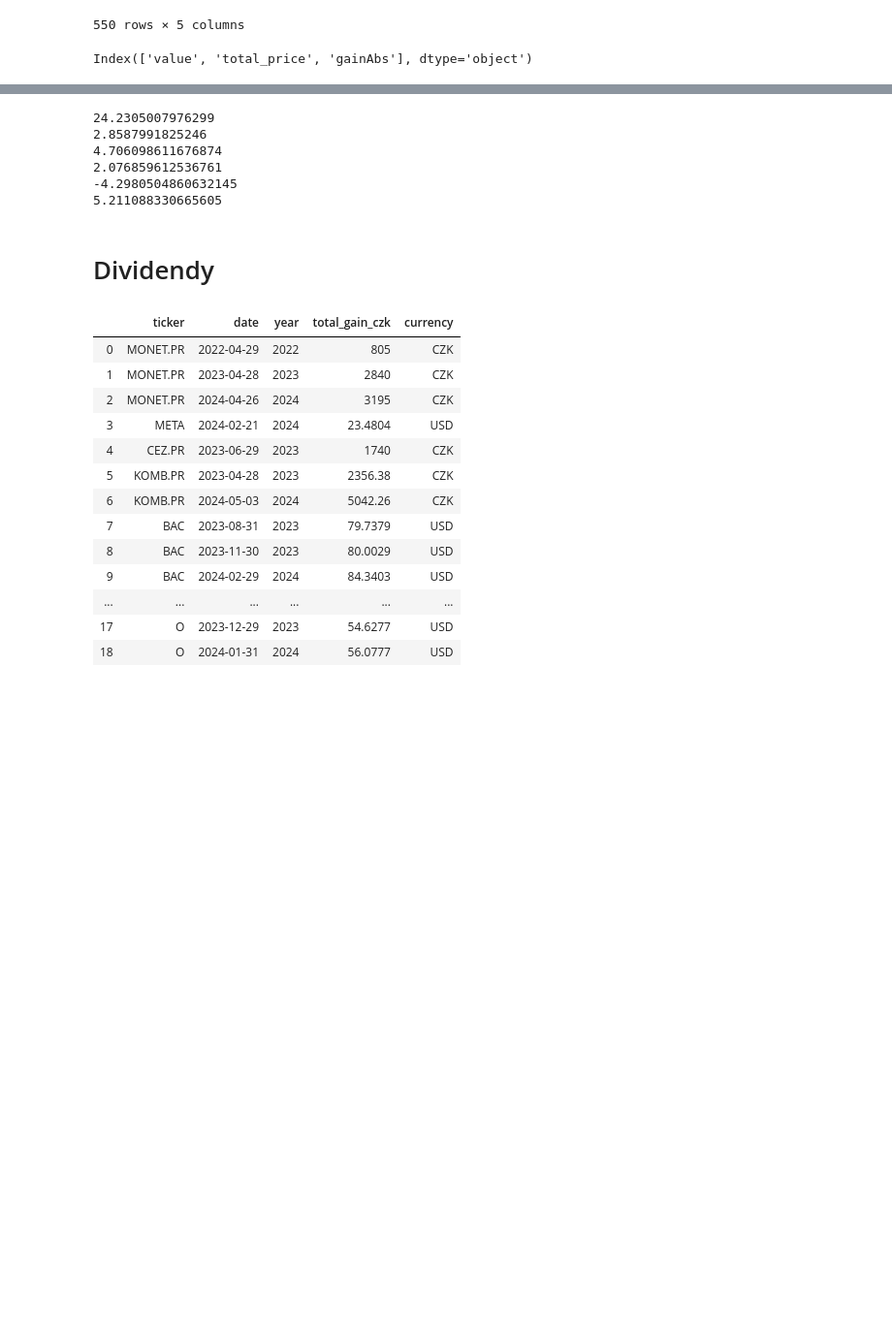
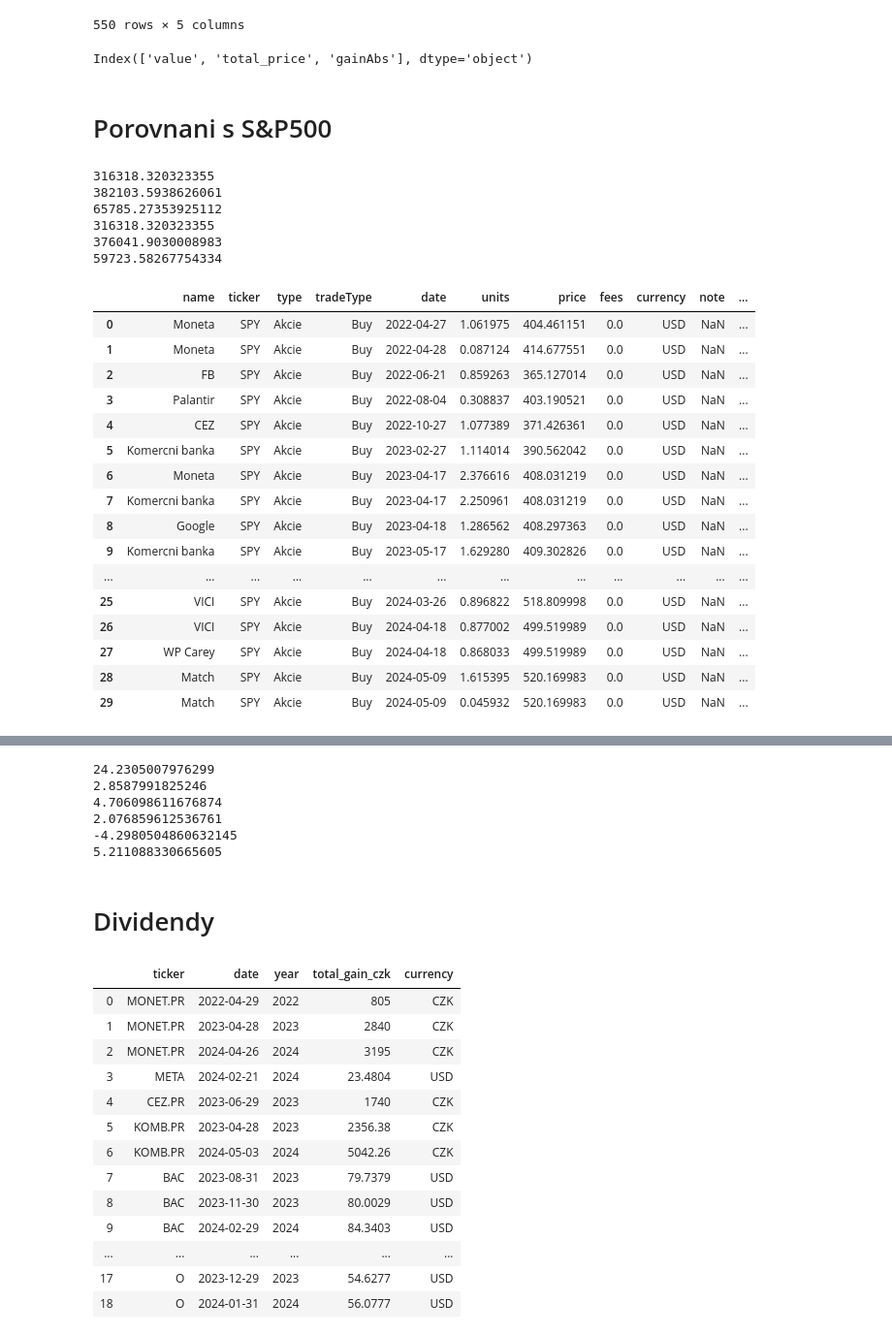
Before and after one commit to fajtak/portfolio_tracker, a Jupyter notebook: portfoGuard.ipynb, the cells around one changed output, grey strips where cells are left out. Shown at 97% size. Saved outputs shown, nothing was run; the diff lists cells and outputs as text; code cells hidden in the pictures; blank space fills up the shorter version.

```diff
--- a/portfoGuard.ipynb
+++ b/portfoGuard.ipynb
@@ -342,3 +322,60 @@ fig = px.line(
 
 # showing the plot
 fig.show()
+# %% [markdown]
+# Porovnani s S&P500
+# %%
+def get_next_day(str_date: str, plus_n: int = 1) -> str:
+    res = datetime.fromisoformat(str_date) + timedelta(days=plus_n)
+    return str(res.date())
+
+stock_name = "S&P"
+stock_ticker = "SPY"
+
+SAP_trades = read_trades(filter=trades_filter)
+SAP_trades["date"] = SAP_trades["date"].apply(transform_date)
+
+SAP_stock = yf.Ticker(stock_ticker)
+# SAP_stock = yf.Ticker("SPY")
+SAP_history = SAP_stock.history(start=SAP_trades["date"].min(), end=get_next_day(SAP_trades["date"].max()))["Close"]
+
+SAP_trades = SAP_trades[SAP_trades["type"] == "Akcie"]
+# SAP_trades["name"] = stock_name
+SAP_trades["ticker"] = stock_ticker
+SAP_trades["total_price"] = SAP_trades.apply(lambda x: x["units"]*x["price"]*get_exchange_rate(x["currency"],x["date"]),axis=1)
+SAP_trades["date"]
+SAP_trades["price"] = SAP_trades["date"].apply(lambda x: SAP_history[x])
+SAP_trades["units"] = SAP_trades.apply(lambda x: x["total_price"]/get_exchange_rate("USD",x["date"])/x["price"],axis=1)
+SAP_trades["currency"] = "USD"
+calculate_columns(SAP_trades)
+print(SAP_trades["total_price"].sum())
+print(SAP_trades["current_total_price"].sum())
+print(SAP_trades["current_total_price"].sum()-SAP_trades["total_price"].sum())
+print(trades["total_price"].sum())
+print(trades["current_total_price"].sum())
+print(trades["current_total_price"].sum()-trades["total_price"].sum())
+SAP_trades
+# %% [output]
+316318.320323355
+382103.5938626061
+65785.27353925112
+316318.320323355
+376041.9030008983
+59723.58267754334
+|  | name | ticker | type | tradeType | date | units | price | fees | currency | note | ... |
+| 0 | Moneta | SPY | Akcie | Buy | 2022-04-27 | 1.061975 | 404.461151 | 0.0 | USD | NaN | ... |
+| 1 | Moneta | SPY | Akcie | Buy | 2022-04-28 | 0.087124 | 414.677551 | 0.0 | USD | NaN | ... |
+| 2 | FB | SPY | Akcie | Buy | 2022-06-21 | 0.859263 | 365.127014 | 0.0 | USD | NaN | ... |
+| 3 | Palantir | SPY | Akcie | Buy | 2022-08-04 | 0.308837 | 403.190521 | 0.0 | USD | NaN | ... |
+| 4 | CEZ | SPY | Akcie | Buy | 2022-10-27 | 1.077389 | 371.426361 | 0.0 | USD | NaN | ... |
+| 5 | Komercni banka | SPY | Akcie | Buy | 2023-02-27 | 1.114014 | 390.562042 | 0.0 | USD | NaN | ... |
+| 6 | Moneta | SPY | Akcie | Buy | 2023-04-17 | 2.376616 | 408.031219 | 0.0 | USD | NaN | ... |
+| 7 | Komercni banka | SPY | Akcie | Buy | 2023-04-17 | 2.250961 | 408.031219 | 0.0 | USD | NaN | ... |
+| 8 | Google | SPY | Akcie | Buy | 2023-04-18 | 1.286562 | 408.297363 | 0.0 | USD | NaN | ... |
+| 9 | Komercni banka | SPY | Akcie | Buy | 2023-05-17 | 1.629280 | 409.302826 | 0.0 | USD | NaN | ... |
+| ... | ... | ... | ... | ... | ... | ... | ... | ... | ... | ... | ... |
+| 25 | VICI | SPY | Akcie | Buy | 2024-03-26 | 0.896822 | 518.809998 | 0.0 | USD | NaN | ... |
+| 26 | VICI | SPY | Akcie | Buy | 2024-04-18 | 0.877002 | 499.519989 | 0.0 | USD | NaN | ... |
+| 27 | WP Carey | SPY | Akcie | Buy | 2024-04-18 | 0.868033 | 499.519989 | 0.0 | USD | NaN | ... |
+| 28 | Match | SPY | Akcie | Buy | 2024-05-09 | 1.615395 | 520.169983 | 0.0 | USD | NaN | ... |
+| 29 | Match | SPY | Akcie | Buy | 2024-05-09 | 0.045932 | 520.169983 | 0.0 | USD | NaN | ... |
```
Also changed, not shown: parts of 18 cells of this notebook, 1 other file.
